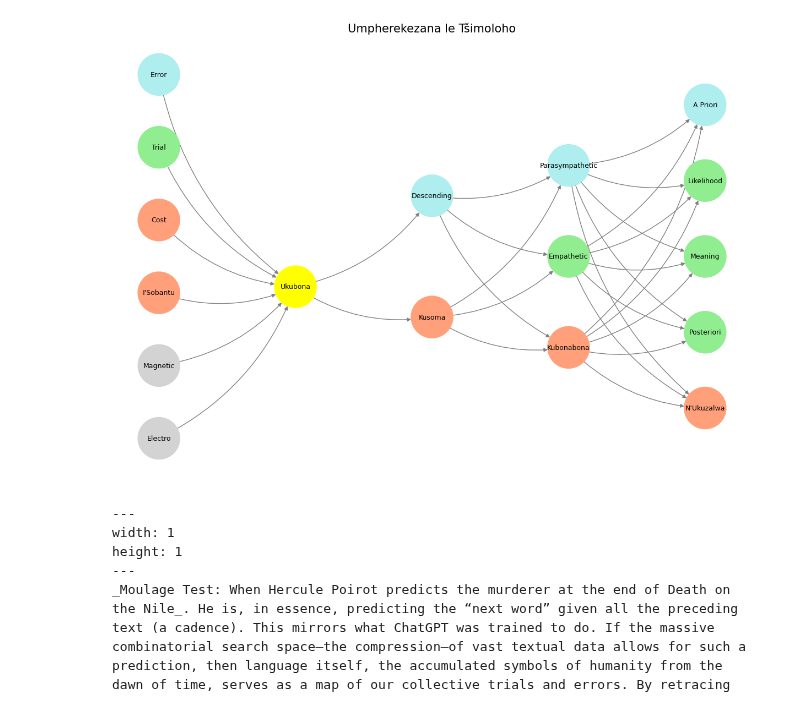
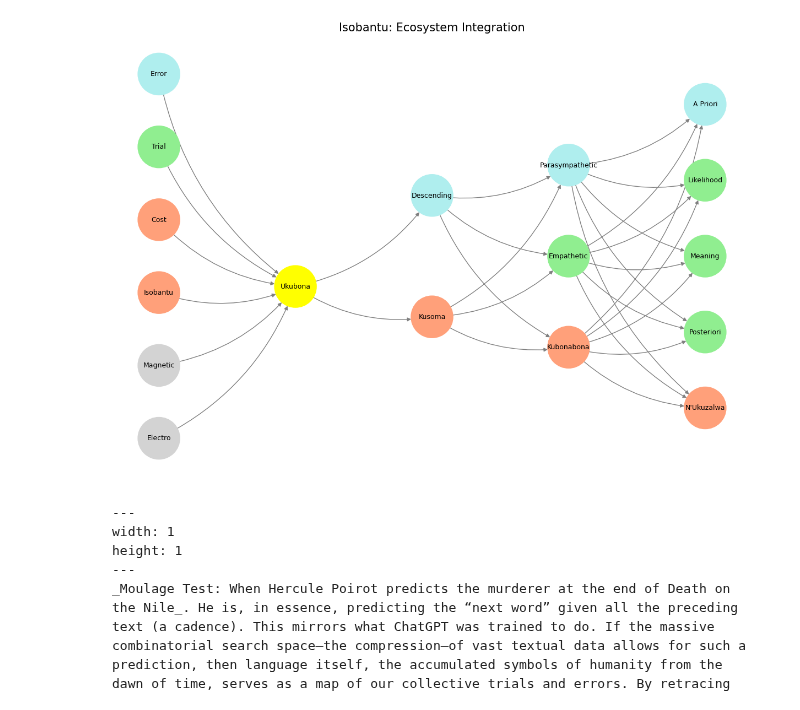
Before and after one commit to abikesa/oil, a Jupyter notebook: kitabo/ensi/_build/jupyter_execute/index.ipynb, the cells around one changed output. Cells and saved outputs as stored; diff of their text form; code cells hidden in the pictures.

Commit message:
isobantu-essence of the people

````diff
--- a/kitabo/ensi/_build/jupyter_execute/index.ipynb
+++ b/kitabo/ensi/_build/jupyter_execute/index.ipynb
@@ -27,7 +27,7 @@ import networkx as nx
 # Define the neural network fractal
 def define_layers():
     return {
-        'World': ['Electro', 'Magnetic', "I'Sobantu", 'Cost', 'Trial', 'Error', ], # Veni; 95/5
+        'World': ['Electro', 'Magnetic', "Isobantu", 'Cost', 'Trial', 'Error', ], # Veni; 95/5
         'Mode': ['Ukubona'], # Vidi; 80/20
         'Agent': ['Kusoma', 'Descending'], # Vici; Veni; 51/49
         'Space': ['Kubonabona', 'Empathetic', 'Parasympathetic'], # Vidi; 20/80
@@ -41,7 +41,7 @@ def assign_colors():
         'paleturquoise': ['Error', 'Descending', 'Parasympathetic', 'A Priori'],
         'lightgreen': ['Trial', 'Empathetic', 'Likelihood', 'Meaning', 'Posteriori'],
         'lightsalmon': [
-            "I'Sobantu", 'Cost', 'Kusoma',
+            "Isobantu", 'Cost', 'Kusoma',
             'Kubonabona', "N'Ukuzalwa"
         ],
     }
@@ -60,35 +60,35 @@ def visualize_nn():
     pos = {}
     node_colors = []
 
     # Add nodes and assign positions
     for i, (layer_name, nodes) in enumerate(layers.items()):
         positions = calculate_positions(nodes, x_offset=i * 2)
         for node, position in zip(nodes, positions):
             G.add_node(node, layer=layer_name)
             pos[node] = position
             node_colors.append(colors.get(node, 'lightgray'))
 
     # Add edges (automated for consecutive layers)
     layer_names = list(layers.keys())
     for i in range(len(layer_names) - 1):
         source_layer, target_layer = layer_names[i], layer_names[i + 1]
         for source in layers[source_layer]:
             for target in layers[target_layer]:
                 G.add_edge(source, target)
 
     # Draw the graph
     plt.figure(figsize=(12, 8))
     nx.draw(
         G, pos, with_labels=True, node_color=node_colors, edge_color='gray',
         node_size=3000, font_size=9, connectionstyle="arc3,rad=0.2"
     )
-    plt.title("Umpherekezana le Tšimoloho", fontsize=15)
+    plt.title("Isobantu: Ecosystem Integration", fontsize=15)
     plt.show()
 
 # Run the visualization
 visualize_nn()
 # %% [output]
-[figure, old version]
+[figure, new version]
 # %% [markdown]
 ```{figure} figures/blanche.*
 ---
````
Also changed, not shown: 8 other files.
